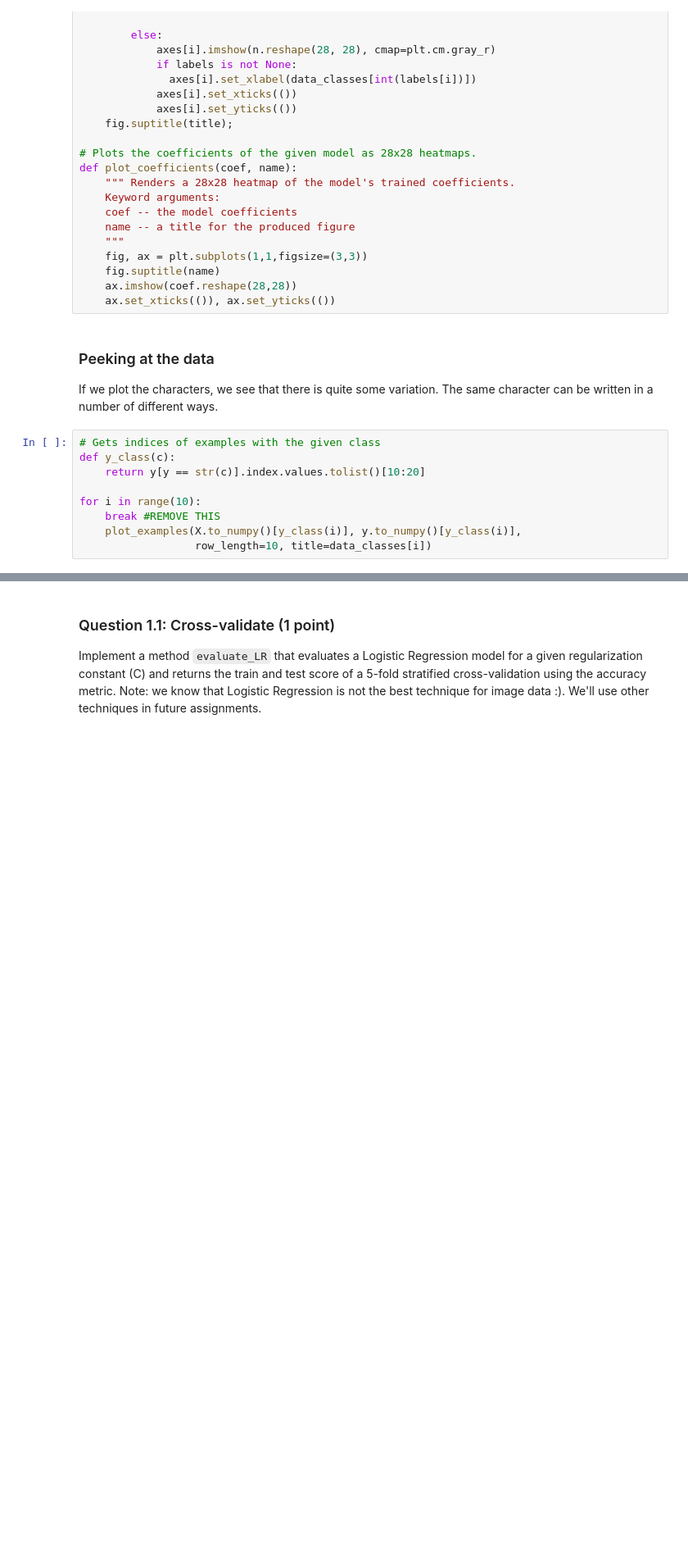
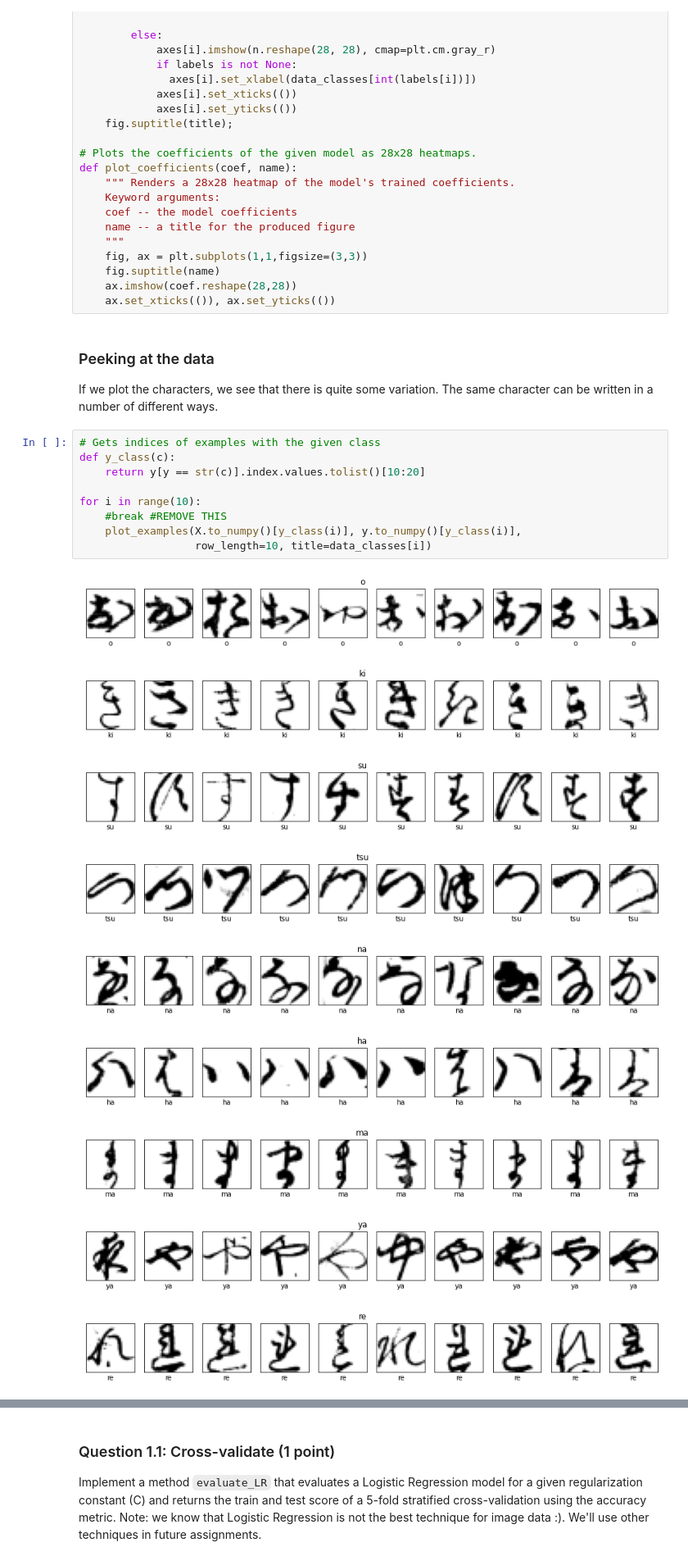
Before and after one commit to georgevangelou/ml-course-tue, a Jupyter notebook: Assignment_1.ipynb, the cells around one changed output, grey strips where cells are left out. Shown at 82% size. Cells and saved outputs as stored; diff of their text form; blank space fills up the shorter version.

```diff
--- a/Assignment_1.ipynb
+++ b/Assignment_1.ipynb
@@ -147,9 +147,19 @@ character can be written in a number of different ways.
 # %%
 # Gets indices of examples with the given class
 def y_class(c):
     return y[y == str(c)].index.values.tolist()[10:20]
 
 for i in range(10):
-    break #REMOVE THIS
+    #break #REMOVE THIS
     plot_examples(X.to_numpy()[y_class(i)], y.to_numpy()[y_class(i)],
                   row_length=10, title=data_classes[i])
+# %% [output]
+[figure, added]
+[figure, added]
+[figure, added]
+[figure, added]
+[figure, added]
+[figure, added]
+[figure, added]
+[figure, added]
+[figure, added]
```
Also changed, not shown: parts of 4 cells of this notebook.
